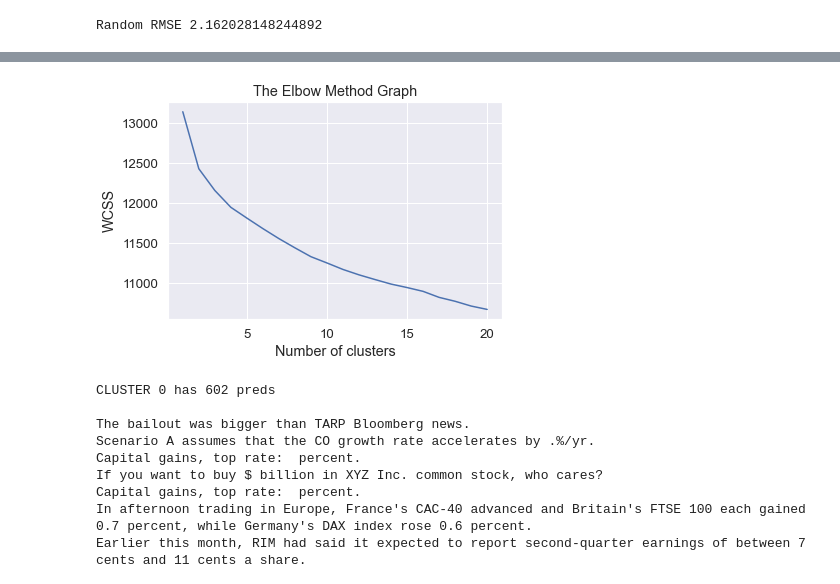
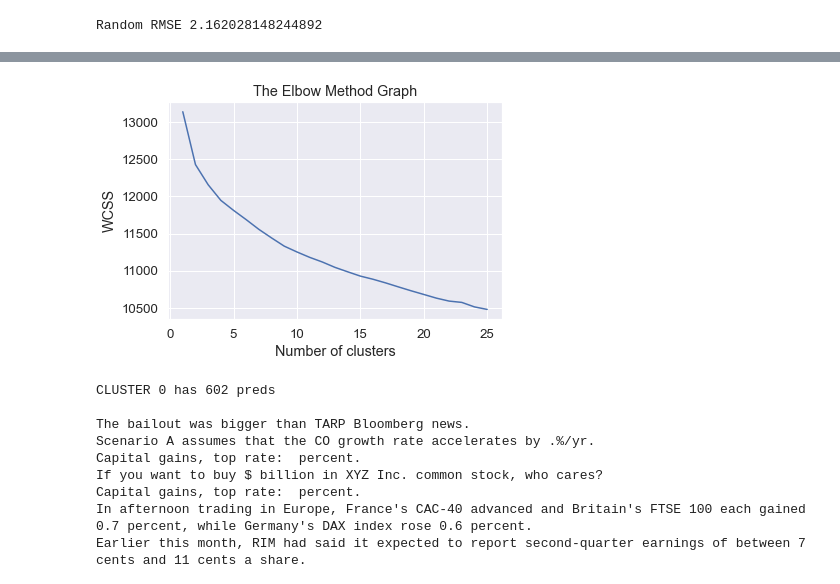
Before and after one commit to zoelie/STS-semantic-similarity, a Jupyter notebook: sonia-mannan-sentence-embeddings.ipynb, the cells around one changed output, grey strips where cells are left out. Saved outputs shown, nothing was run; the diff lists cells and outputs as text; code cells hidden in the pictures.

Commit message:
regenerate elbow plot, assign topics to clusters

```diff
--- a/sonia-mannan-sentence-embeddings.ipynb
+++ b/sonia-mannan-sentence-embeddings.ipynb
@@ -221,9 +240,9 @@ def find_n_clusters(all_sentences_embeddings, max_clusters=10):
     plt.show()
 # %%
 # find the optimal number of clusters to use
-find_n_clusters(all_sentences_embeddings, max_clusters=20)
+find_n_clusters(all_sentences_embeddings, max_clusters=25)
 # %% [output]
-[figure, old version]
+[figure, new version]
 # %%
 # inspect a few sentences from each cluster
 # are there any well-defined patterns?
```
Also changed, not shown: parts of 3 cells of this notebook, 1 other file.
